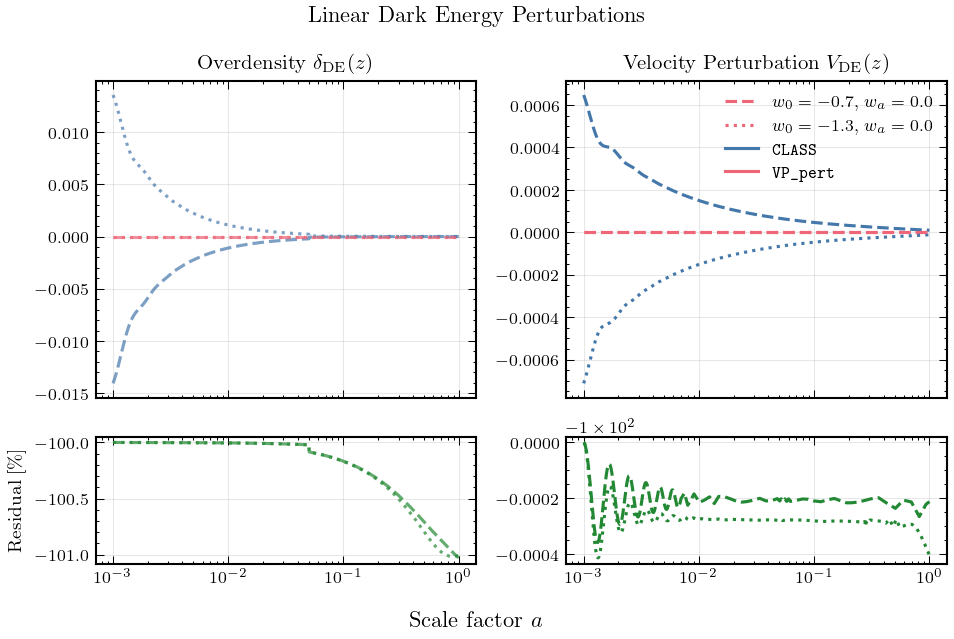
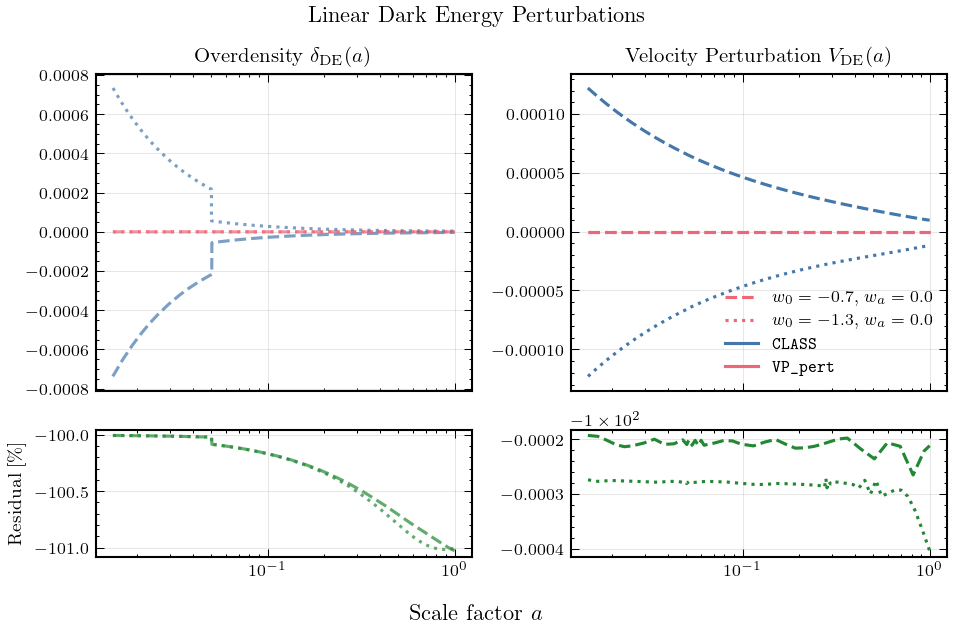
The change to this notebook cell's code, shown as a diff; its figure went from the first image to the second:
--- before
+++ after
@@ -36,8 +36,8 @@
     ax2[1].yaxis.set_minor_locator(mticker.AutoMinorLocator())
 
-    ax1[0].set_title(r'Overdensity $\delta_{\rm DE}(z)$')
-    ax1[1].set_title(r'Velocity Perturbation $V_{\rm DE}(z)$')
+    ax1[0].set_title(r'Overdensity $\delta_{\rm DE}(a)$')
+    ax1[1].set_title(r'Velocity Perturbation $V_{\rm DE}(a)$')
     
-    fig.suptitle('Linear Dark Energy Perturbations', y=0.93)
+    fig.suptitle('Linear Dark Energy Perturbations', y=0.92)
     fig.supxlabel('Scale factor $a$', y=0.07)
     plt.tight_layout(rect=[0, 0.05, 1, 0.95])

Commit: new z_max